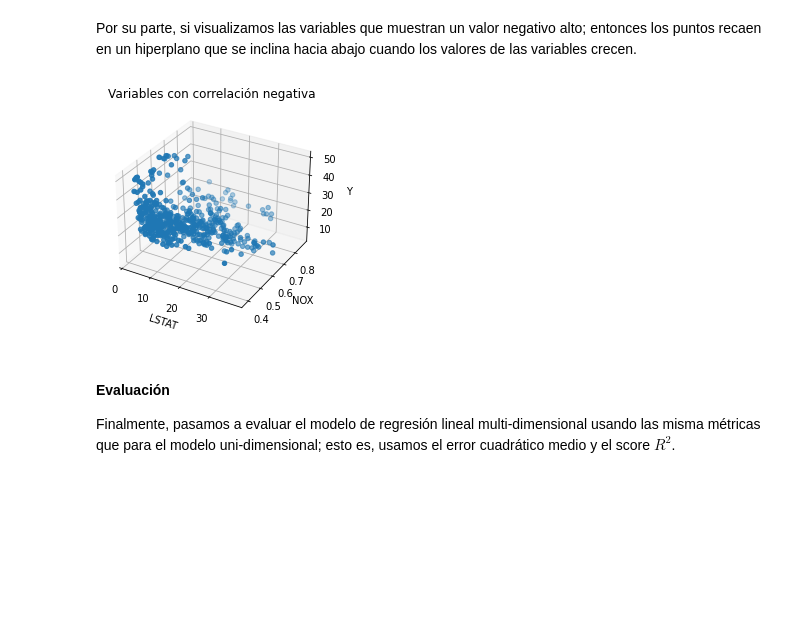
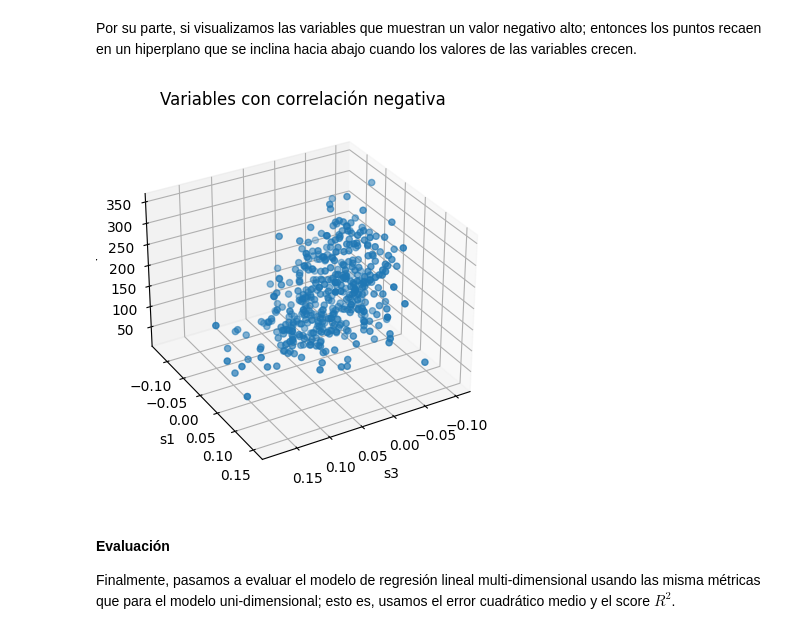
Before and after one commit to VictorMijangosDeLaCruz/InteligenciaArtificial, a Jupyter notebook: 05 Aprendizaje/01 LinearRegression.ipynb, the cells around one changed output. Cells and saved outputs as stored; diff of their text form; code cells hidden in the pictures; blank space fills up the shorter version.

```diff
--- a/05 Aprendizaje/01 LinearRegression.ipynb
+++ b/05 Aprendizaje/01 LinearRegression.ipynb
@@ -20,7 +20,7 @@ Cada dimensión del vector de entrada $x$ representa una variable que describe a
 En primer lugar, cargamos el dataset. Para visualizar mejor el dataset, utilizamos la paquetería <tt>pandas</tt>, la cual nos permitirá visualizar datos tabulares de manera eficiente, así como realizar cálculos y estadísticas sobre estos datos.
 # %%
 #Carga dataset
-data = load_boston()
+data = load_diabetes()
 #Visualiza variables
 print(data.feature_names)
 
@@ -287,15 +284,16 @@ Por su parte, si visualizamos las variables que muestran un valor negativo alto;
 # %%
 #Visualización de dos variables
 fig = plt.figure()
 ax = fig.add_subplot(111, projection='3d')
-ax.scatter(table_data[['LSTAT']].to_numpy(), table_data[['NOX']].to_numpy(), Y)
+ax.view_init(azim=60)
+ax.scatter(table_data[['s3']].to_numpy(), table_data[['s1']].to_numpy(), Y)
 plt.title('Variables con correlación negativa')
-plt.xlabel('LSTAT')
-plt.ylabel('NOX')
+plt.xlabel('s3')
+plt.ylabel('s1')
 ax.set_zlabel('Y')
 plt.show()
 # %% [output]
-[figure, old version]
+[figure, new version]
 # %% [markdown]
 #### Evaluación
 
```
Also changed, not shown: parts of 27 cells of this notebook, 8 other files.
